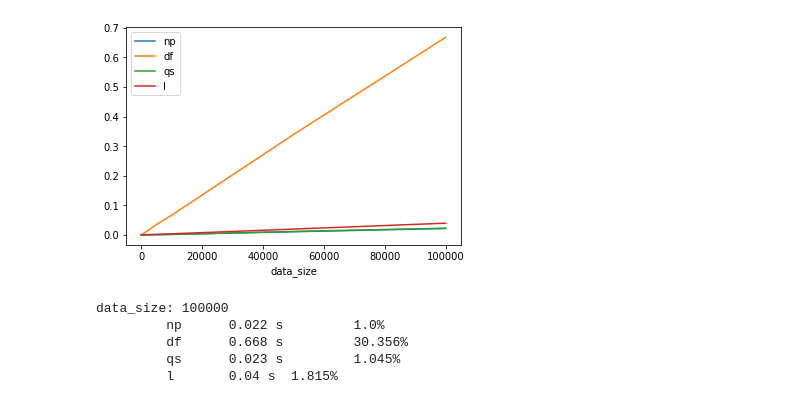
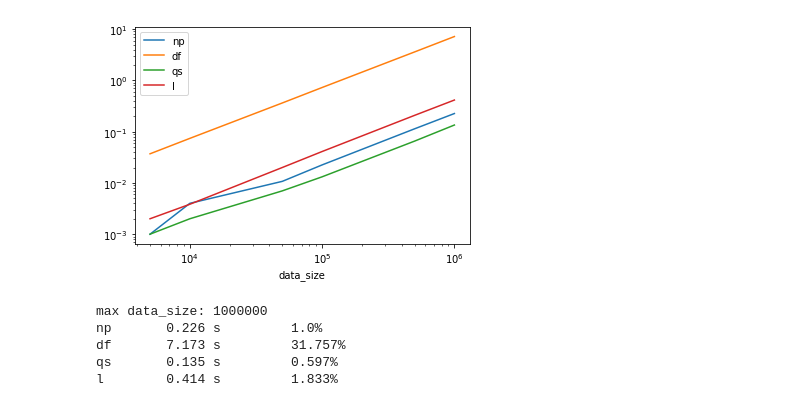
Before and after one commit to MaxOmlor/Qfrom, a Jupyter notebook: Qfrom performance test.ipynb, the cells around one changed output. Drawn from its saved outputs; the diff is of its cells as text; code cells hidden in the pictures.

```diff
--- a/Qfrom performance test.ipynb
+++ b/Qfrom performance test.ipynb
@@ -40,15 +50,18 @@ def get_tab_data(n):
     name_list = ['Ann', 'Steven', 'Max', 'Jack', 'Julia', 'Clara', 'Emma', 'Bob', 'Anna' 'Lena']
     job_list = ['manager', 'freelancer', 'employee', 'artist', 'jobless', 'technician', 'boss', 'polician']
     max_age = 100
+    max_salary = 1000000
 
     name_ran_array = np.random.choice(name_list, n, p=get_p(len(name_list)))
     age_ran_list = np.random.randint(max_age, size=n)
     job_ran_array = np.random.choice(job_list, n, p=get_p(len(job_list)))
+    salary_ran_list = np.random.randint(max_salary, size=n)
 
     return {
         'name': name_ran_array,
         'age': age_ran_list,
         'job': job_ran_array,
+        'salary': salary_ran_list,
         }
 
 def get_num_data(n):
@@ -497,33 +529,36 @@ data_size: 10000000
 # %%
 # map by func
-f = lambda x: f'i am {x} years old'
+def test_func(x): f'i am {x} years old'
 
 def map_func_np(data):
-    map_age = np.frompyfunc(f, 1, 1)
+    map_age = np.frompyfunc(test_func, 1, 1)
     data['age'] = map_age(data['age'])
     return data
 
 def map_func_df(df: pd.DataFrame):
-    df['age'] = df['age'].map(f)
+    df['age'] = df['age'].apply(test_func)
     return df
 
 def map_func_qs(q: Qfrom_slim):
-    q = q.map('age', func.vec(f))
+    q = q.map('age', func.vec(test_func))
     return q(out.dict)
 
 def map_func_l(data):
-    data['age'] = [f(x) for x in data['age']]
+    data['age'] = [test_func(x) for x in data['age']]
     return data
 
 test = {
     'test_name': 'append test',
     'data_source_func': get_tab_data,
-    'data_size_list': [10**2, 10**3, 10**4, 10**5, 10**6] + [5*10, 5*10**2, 5*10**3, 5*10**4, 5*10**5],
-    'item_name_list': ['np', 'df', 'qs', 'l'],
-    'item_setup_list': [setup.numpy, setup.df, setup.q_slim, setup.list],
-    'item_func_list': [map_func_np, map_func_df, map_func_qs, map_func_l]
+    'data_size_list': get_data_size_list(6),
+    'test_items': [
+        ('np', setup.numpy, map_func_np),
+        ('df', setup.df, map_func_df),
+        ('qs', setup.q_slim, map_func_qs),
+        ('l', setup.list, map_func_l),
+    ]
     }
 q_results = run_test(test)(get_data_size_tab)
-q_results(plot.plot, x='data_size')
+q_results(plot.plot, x='data_size', x_scale_log=True, y_scale_log=True)
 q_results(print_max_stats)
 # %% [output]
@@ -536,41 +636,48 @@ data_size: 1000000
 # %%
 # map by func 2 args
 f = lambda x, y: f'My name is {x} and i am {y} years old'
 
 def map_func_np(data):
     map_age = np.frompyfunc(f, 2, 1)
     data['msg'] = map_age(data['name'], data['age'])
     return data
 
 def map_func_df(df: pd.DataFrame):
     df['msg'] = df.apply(lambda x: f(x['name'], x['age']), axis=1)
+    #df['msg'] = [f(*a) for a in zip(df['name'], df['age'])]
+    #map_age = np.frompyfunc(f, 2, 1)
+    #map_age = np.vectorize(f)
+    #df['msg'] = map_age(df['name'], df['age'])
     return df
 
 def map_func_q(q: Qfrom_slim):
     q = q.map('name, age', func.vec(f), 'msg')
     return q(out.dict)
 
 def map_func_l(data):
     data['msg'] = [f(n,a) for n, a in zip(data['name'], data['age'])]
     return data
 
 test = {
     'test_name': 'append test',
     'data_source_func': get_tab_data,
-    'data_size_list': [10**2, 10**3, 10**4, 10**5] + [5*10, 5*10**2, 5*10**3, 5*10**4],
-    'item_name_list': ['np', 'df', 'qs', 'l'],
-    'item_setup_list': [setup.numpy, setup.df, setup.q_slim, setup.list],
-    'item_func_list': [map_func_np, map_func_df, map_func_q, map_func_l]
+    'data_size_list': get_data_size_list(6),
+    'test_items': [
+        ('np', setup.numpy, map_func_np),
+        ('df', setup.df, map_func_df),
+        ('qs', setup.q_slim, map_func_qs),
+        ('l', setup.list, map_func_l),
+    ]
     }
 q_results = run_test(test)(get_data_size_tab)
-q_results(plot.plot, x='data_size')
+q_results(plot.plot, x='data_size', x_scale_log=True, y_scale_log=True)
 q_results(print_max_stats)
 
 #map_func_q(Qfrom_slim({'name': ['A', 'B', 'C'], 'age': [1, 2, 3]}))
 # %% [output]
-[figure, old version]
+[figure, new version]
-data_size: 100000
-         np      0.022 s         1.0%
-         df      0.668 s         30.356%
-         qs      0.023 s         1.045%
-         l       0.04 s  1.815%
+max data_size: 1000000
+np       0.226 s         1.0%
+df       7.173 s         31.757%
+qs       0.135 s         0.597%
+l        0.414 s         1.833%
```
Also changed, not shown: parts of 24 cells of this notebook.
